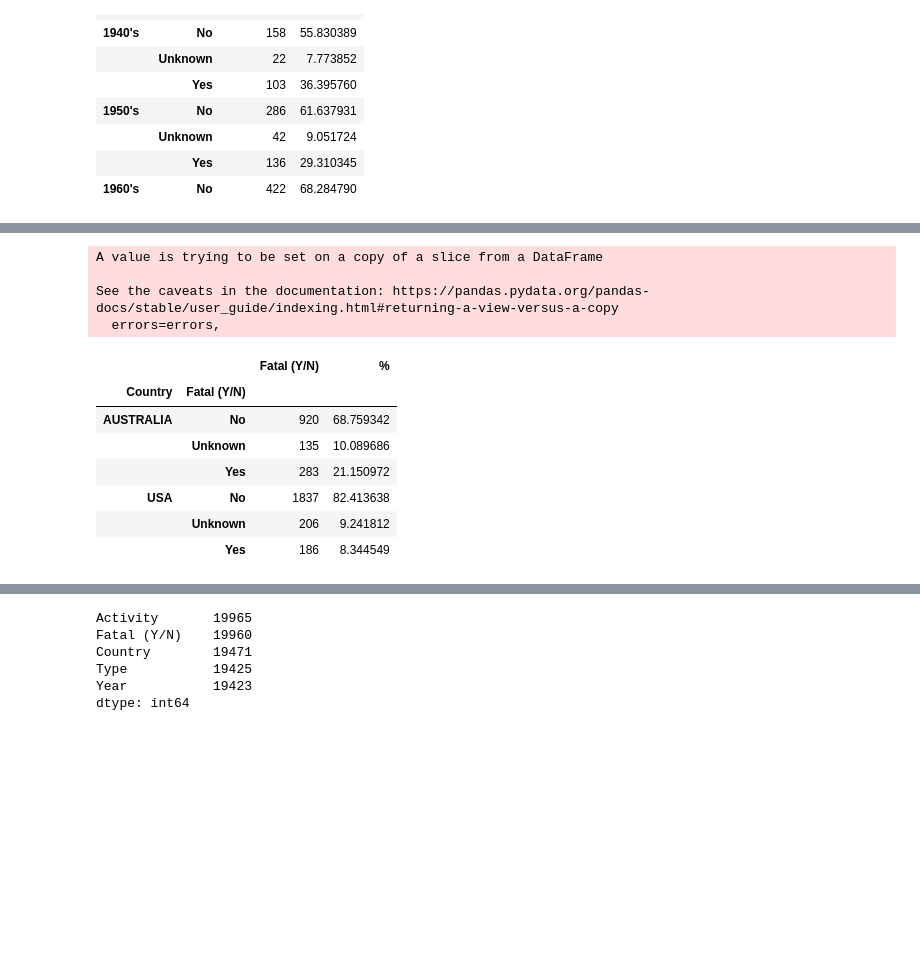
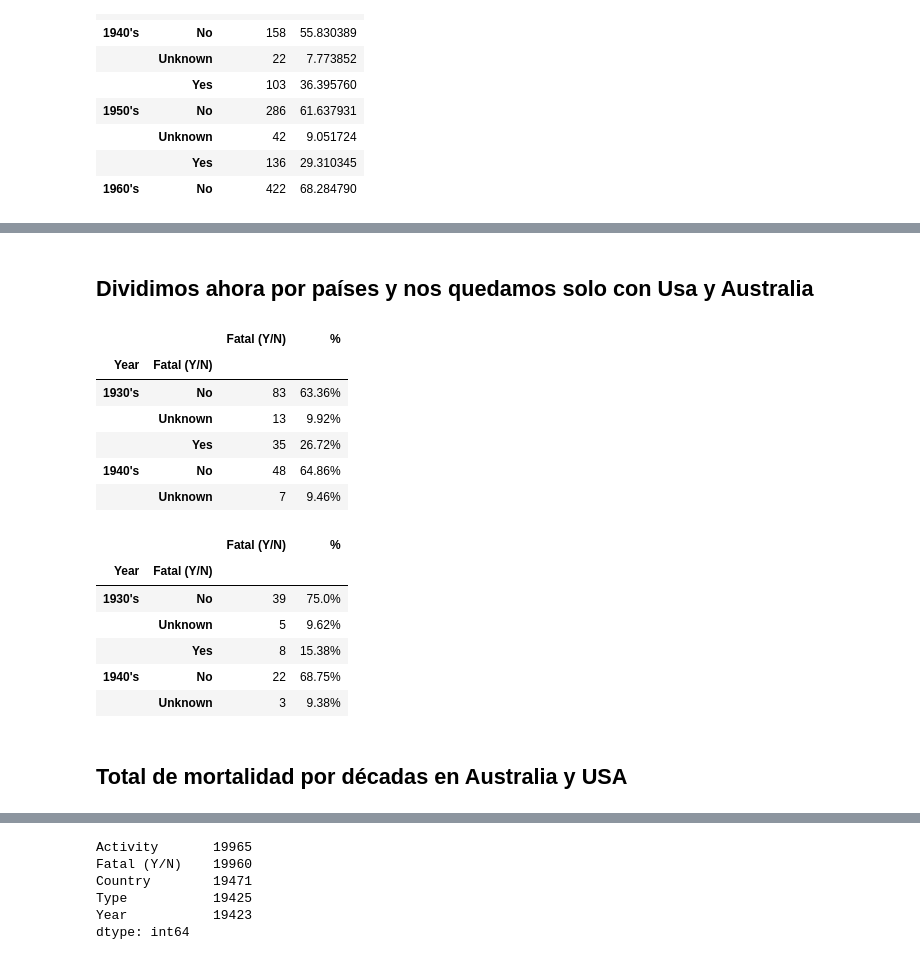
Before and after one commit to Jorge-Doncel/Shark, a Jupyter notebook: Untitled.ipynb, the cells around one changed output, grey strips where cells are left out. Saved outputs shown, nothing was run; the diff lists cells and outputs as text; code cells hidden in the pictures; blank space fills up the shorter version.

```diff
--- a/Untitled.ipynb
+++ b/Untitled.ipynb
@@ -34,6 +34,6 @@ Index(['Case Number', 'Date', 'Year', 'Type', 'Country', 'Area', 'Location',
        'Unnamed: 23'],
       dtype='object')
 # %%
-dfin=df[["Year", "Country", "Activity", "Type", "Fatal (Y/N)",]]
-dfin
+dfin=df[["Year", "Country", "Fatal (Y/N)",]]
+dfin.head()
 # %% [output]
@@ -277,35 +229,44 @@ dfin.head()
+# %% [markdown]
+## Dividimos ahora por países y nos quedamos solo con Usa y Australia
 # %%
 indexNames = dfin[(dfin['Country'] != "USA") & (dfin['Country'] != "AUSTRALIA")].index
 dfin.drop(indexNames , inplace=True)
-# %% [output]
-A value is trying to be set on a copy of a slice from a DataFrame
-
-See the caveats in the documentation: https://pandas.pydata.org/pandas-docs/stable/user_guide/indexing.html#returning-a-view-versus-a-copy
-  errors=errors,
 # %%
-new2 = dfin.groupby(["Country", "Fatal (Y/N)"]).agg({"Fatal (Y/N)":"count"})
-new2["%"] = new2.apply(lambda x:  100*x / x.sum())
+aus_data= dfin[dfin["Country"] == "AUSTRALIA"].groupby(["Year", "Fatal (Y/N)"]).agg({"Fatal (Y/N)":"count"})
+aus_data["%"] = aus_data.apply(lambda x:  100*x / x.sum())
 
 
-new2["%"] = new2.groupby(level=0).apply(
+aus_data["%"] = aus_data.groupby(level=0).apply(
      lambda x:  100*x / x.sum()
 )
-new2.head(20)
+aus_data['%'] = aus_data['%'].round(2).astype(str) + "%"
+aus_data.head()
 # %% [output]
 |  |  | Fatal (Y/N) | % |
-| Country | Fatal (Y/N) |  |  |
-| AUSTRALIA | No | 920 | 68.759342 |
-|  | Unknown | 135 | 10.089686 |
-|  | Yes | 283 | 21.150972 |
-| USA | No | 1837 | 82.413638 |
-|  | Unknown | 206 | 9.241812 |
-|  | Yes | 186 | 8.344549 |
+| Year | Fatal (Y/N) |  |  |
+| 1930's | No | 83 | 63.36% |
+|  | Unknown | 13 | 9.92% |
+|  | Yes | 35 | 26.72% |
+| 1940's | No | 48 | 64.86% |
+|  | Unknown | 7 | 9.46% |
 # %%
-aus_data= dfin[dfin["Country"] == "AUSTRALIA"].groupby(["Year", "Fatal (Y/N)"]).agg({"Fatal (Y/N)":"count"})
-aus_data["%"] = aus_data.apply(lambda x:  100*x / x.sum())
+usa_data= dfin[dfin["Country"] == "USA"].groupby(["Year", "Fatal (Y/N)"]).agg({"Fatal (Y/N)":"count"})
+usa_data["%"] = usa_data.apply(lambda x:  100*x / x.sum())
 
 
-aus_data["%"] = aus_data.groupby(level=0).apply(
+usa_data["%"] = usa_data.groupby(level=0).apply(
      lambda x:  100*x / x.sum()
 )
+usa_data['%'] = usa_data['%'].round(2).astype(str) + "%"
+usa_data.head()
+# %% [output]
+|  |  | Fatal (Y/N) | % |
+| Year | Fatal (Y/N) |  |  |
+| 1930's | No | 39 | 75.0% |
+|  | Unknown | 5 | 9.62% |
+|  | Yes | 8 | 15.38% |
+| 1940's | No | 22 | 68.75% |
+|  | Unknown | 3 | 9.38% |
+# %% [markdown]
+## Total de mortalidad por décadas en Australia y USA
 # %%
```
Also changed, not shown: parts of 52 cells of this notebook.
